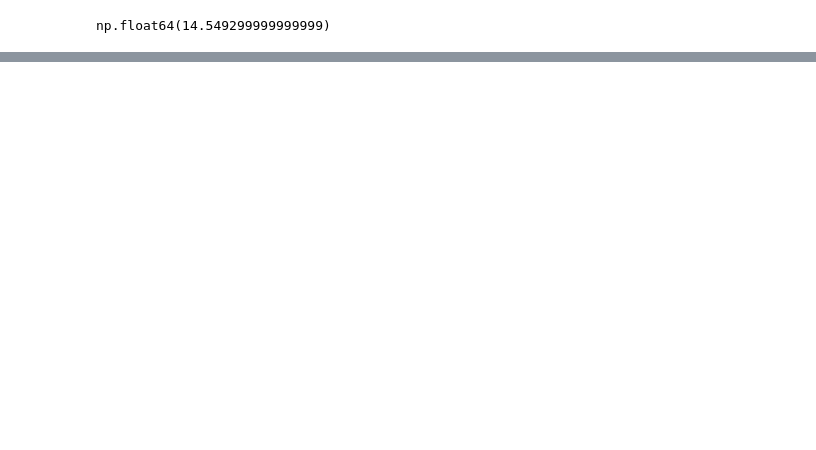
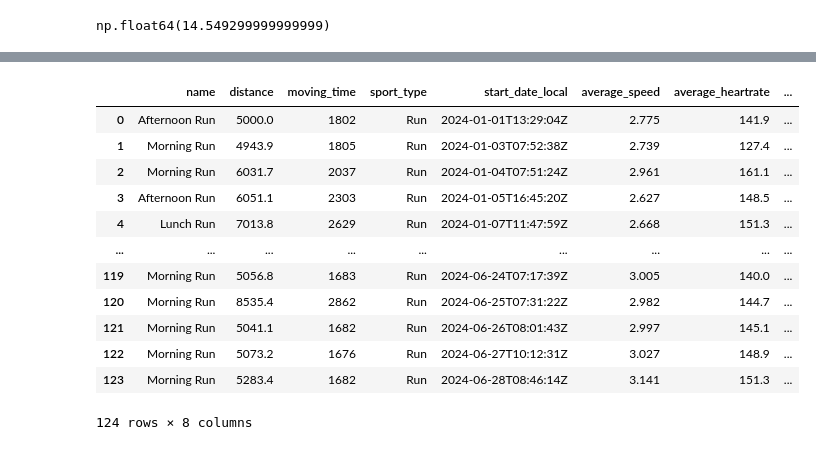
Before and after one commit to duarteocarmo/tandarunner, a Jupyter notebook: notebooks/strava-data.ipynb, the cells around one changed output, grey strips where cells are left out. Drawn from its saved outputs; the diff is of its cells as text; code cells hidden in the pictures; blank space fills up the shorter version.

```diff
--- a/notebooks/strava-data.ipynb
+++ b/notebooks/strava-data.ipynb
@@ -541,0 +551,73 @@ running_activities[0]
+# %%
+cols = [
+    # "resource_state",
+    # "athlete",
+    "name",
+    "distance",
+    "moving_time",
+    # "elapsed_time",
+    # "total_elevation_gain",
+    # "type",
+    "sport_type",
+    # "workout_type",
+    # "id",
+    # "start_date",
+    "start_date_local",
+    # "timezone",
+    # "utc_offset",
+    # "location_city",
+    # "location_state",
+    # "location_country",
+    # "achievement_count",
+    # "kudos_count",
+    # "comment_count",
+    # "athlete_count",
+    # "photo_count",
+    # "map",
+    # "trainer",
+    # "commute",
+    # "manual",
+    # "private",
+    # "visibility",
+    # "flagged",
+    # "gear_id",
+    # "start_latlng",
+    # "end_latlng",
+    "average_speed",
+    # "max_speed",
+    # "average_cadence",
+    # "average_watts",
+    # "max_watts",
+    # "weighted_average_watts",
+    # "kilojoules",
+    # "device_watts",
+    # "has_heartrate",
+    "average_heartrate",
+    "max_heartrate",
+    # "heartrate_opt_out",
+    # "display_hide_heartrate_option",
+    # "elev_high",
+    # "elev_low",
+    # "upload_id",
+    # "upload_id_str",
+    # "external_id",
+    # "from_accepted_tag",
+    # "pr_count",
+    # "total_photo_count",
+    # "has_kudoed",
+]
+pandas.DataFrame(running_activities)[cols]
+# %% [output]
+|  | name | distance | moving_time | sport_type | start_date_local | average_speed | average_heartrate | ... |
+| 0 | Afternoon Run | 5000.0 | 1802 | Run | 2024-01-01T13:29:04Z | 2.775 | 141.9 | ... |
+| 1 | Morning Run | 4943.9 | 1805 | Run | 2024-01-03T07:52:38Z | 2.739 | 127.4 | ... |
+| 2 | Morning Run | 6031.7 | 2037 | Run | 2024-01-04T07:51:24Z | 2.961 | 161.1 | ... |
+| 3 | Afternoon Run | 6051.1 | 2303 | Run | 2024-01-05T16:45:20Z | 2.627 | 148.5 | ... |
+| 4 | Lunch Run | 7013.8 | 2629 | Run | 2024-01-07T11:47:59Z | 2.668 | 151.3 | ... |
+| ... | ... | ... | ... | ... | ... | ... | ... | ... |
+| 119 | Morning Run | 5056.8 | 1683 | Run | 2024-06-24T07:17:39Z | 3.005 | 140.0 | ... |
+| 120 | Morning Run | 8535.4 | 2862 | Run | 2024-06-25T07:31:22Z | 2.982 | 144.7 | ... |
+| 121 | Morning Run | 5041.1 | 1682 | Run | 2024-06-26T08:01:43Z | 2.997 | 145.1 | ... |
+| 122 | Morning Run | 5073.2 | 1676 | Run | 2024-06-27T10:12:31Z | 3.027 | 148.9 | ... |
+| 123 | Morning Run | 5283.4 | 1682 | Run | 2024-06-28T08:46:14Z | 3.141 | 151.3 | ... |
+124 rows × 8 columns
```
Also changed, not shown: parts of 8 cells of this notebook, 1 other file.
